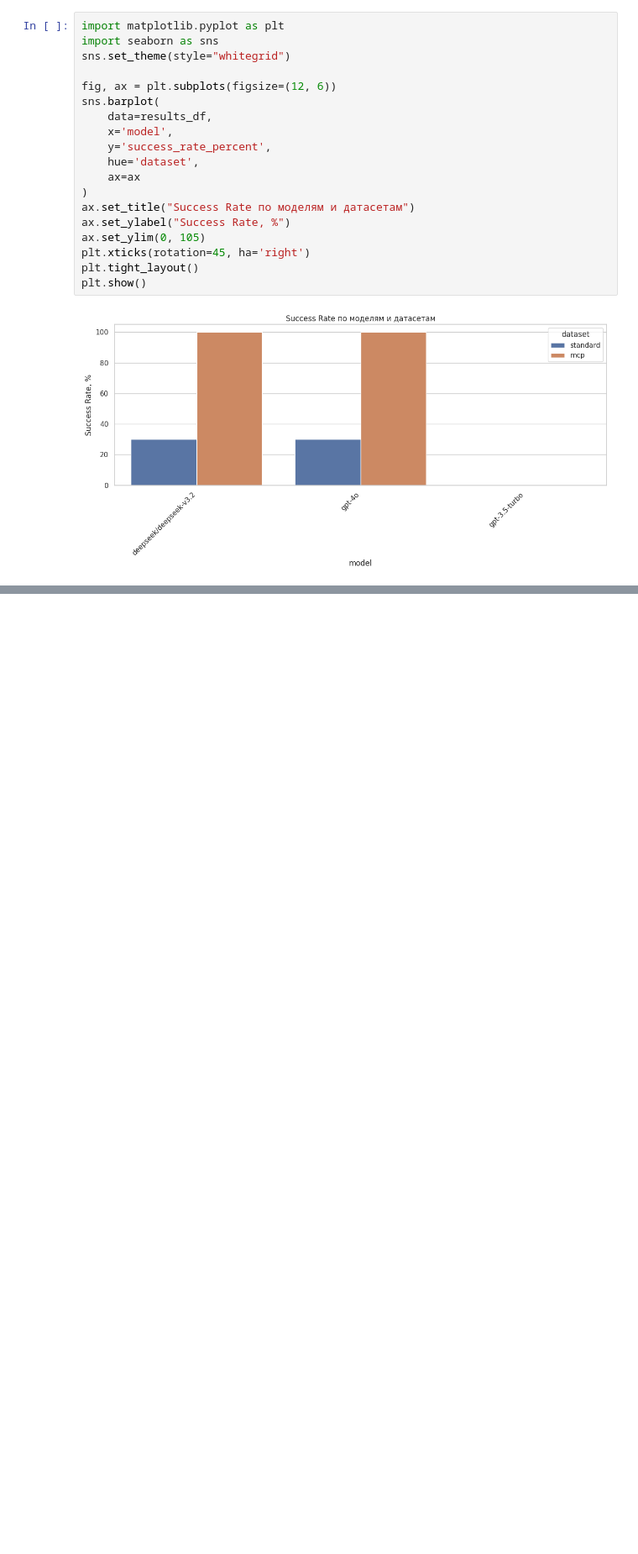
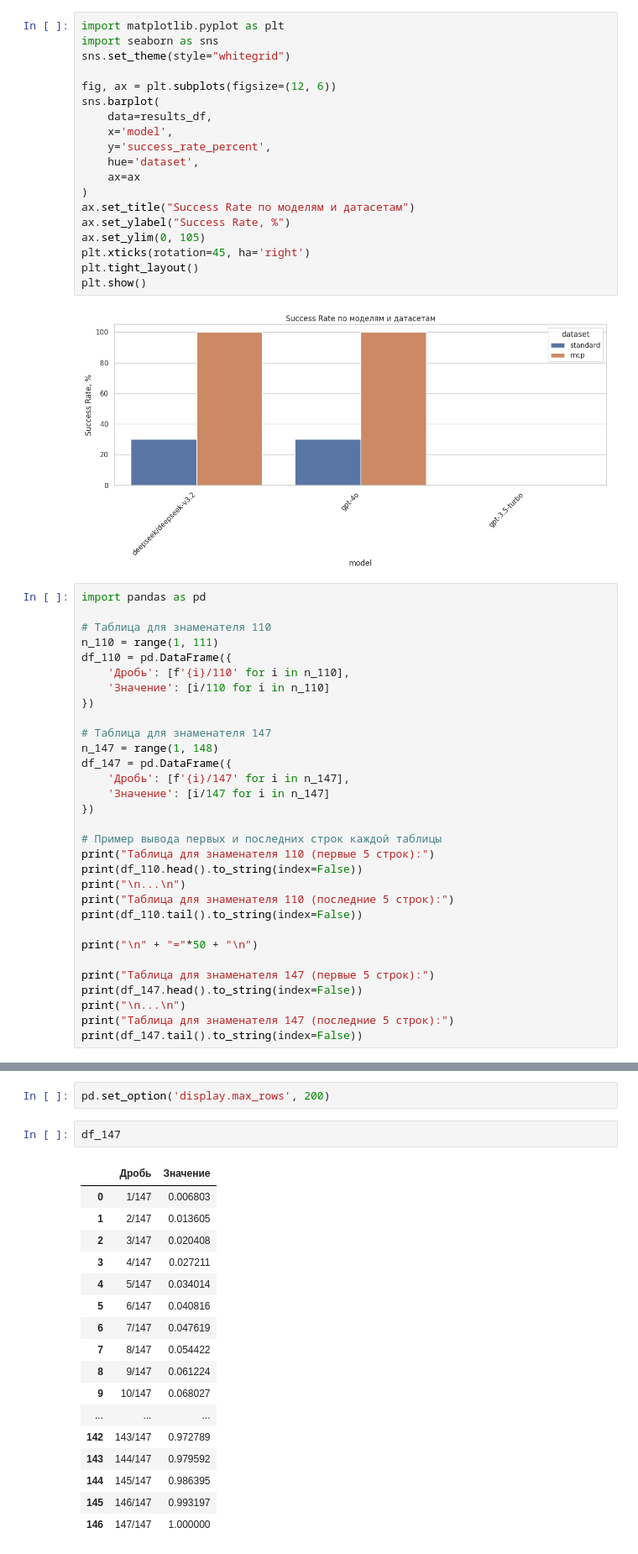
Before and after one commit to sidtim/ai-mas-hse-project, a Jupyter notebook: ai_mas_hse_project/notebooks/9-calc-metrics.ipynb, the cells around one changed output, grey strips where cells are left out. Shown at 84% size. Saved outputs shown, nothing was run; the diff lists cells and outputs as text; blank space fills up the shorter version.

```diff
--- a/ai_mas_hse_project/notebooks/9-calc-metrics.ipynb
+++ b/ai_mas_hse_project/notebooks/9-calc-metrics.ipynb
@@ -486,3 +486,34 @@ plt.tight_layout()
 plt.show()
 # %% [output]
 [figure]
+# %%
+import pandas as pd
+
+# Таблица для знаменателя 110
+n_110 = range(1, 111)
+df_110 = pd.DataFrame({
+    'Дробь': [f'{i}/110' for i in n_110],
+    'Значение': [i/110 for i in n_110]
+})
+
+# Таблица для знаменателя 147
+n_147 = range(1, 148)
+df_147 = pd.DataFrame({
+    'Дробь': [f'{i}/147' for i in n_147],
+    'Значение': [i/147 for i in n_147]
+})
+
+# Пример вывода первых и последних строк каждой таблицы
+print("Таблица для знаменателя 110 (первые 5 строк):")
+print(df_110.head().to_string(index=False))
+print("\n...\n")
+print("Таблица для знаменателя 110 (последние 5 строк):")
+print(df_110.tail().to_string(index=False))
+
+print("\n" + "="*50 + "\n")
+
+print("Таблица для знаменателя 147 (первые 5 строк):")
+print(df_147.head().to_string(index=False))
+print("\n...\n")
+print("Таблица для знаменателя 147 (последние 5 строк):")
+print(df_147.tail().to_string(index=False))
@@ -488,0 +538,22 @@ plt.show()
+# %%
+pd.set_option('display.max_rows', 200)
+# %%
+df_147
+# %% [output]
+|  | Дробь | Значение |
+| 0 | 1/147 | 0.006803 |
+| 1 | 2/147 | 0.013605 |
+| 2 | 3/147 | 0.020408 |
+| 3 | 4/147 | 0.027211 |
+| 4 | 5/147 | 0.034014 |
+| 5 | 6/147 | 0.040816 |
+| 6 | 7/147 | 0.047619 |
+| 7 | 8/147 | 0.054422 |
+| 8 | 9/147 | 0.061224 |
+| 9 | 10/147 | 0.068027 |
+| ... | ... | ... |
+| 142 | 143/147 | 0.972789 |
+| 143 | 144/147 | 0.979592 |
+| 144 | 145/147 | 0.986395 |
+| 145 | 146/147 | 0.993197 |
+| 146 | 147/147 | 1.000000 |
```
Also changed, not shown: parts of 12 cells of this notebook, 4 other files.
